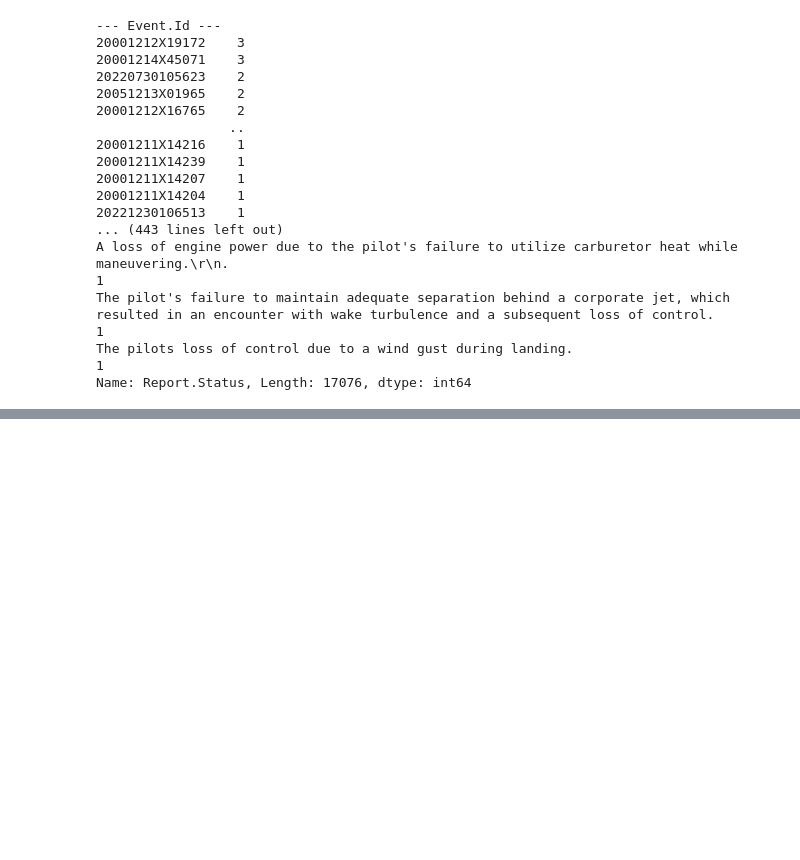
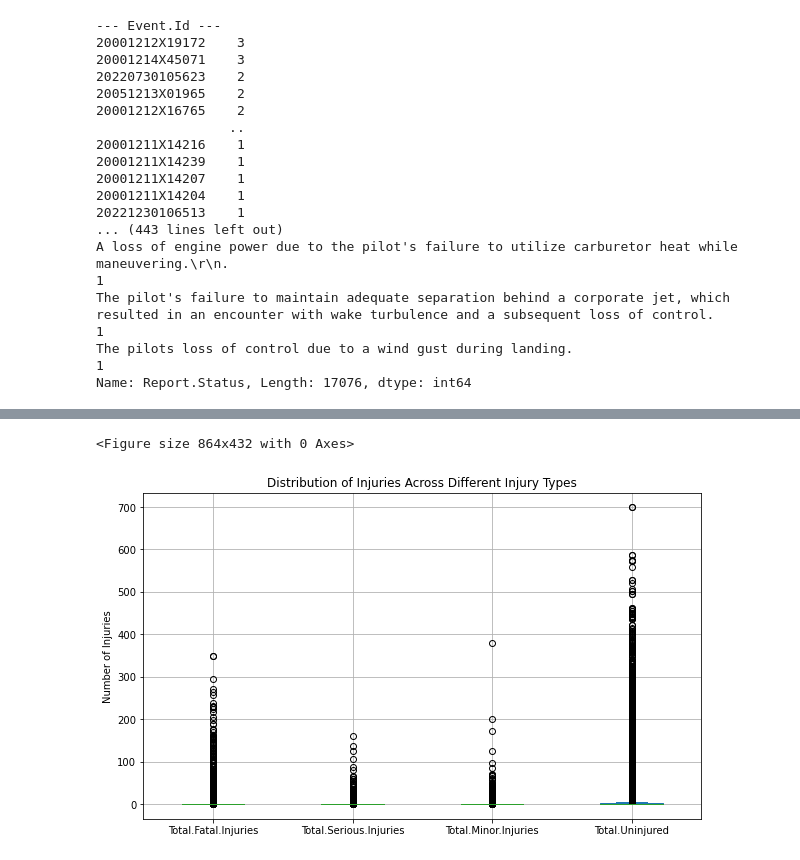
Before and after one commit to mojay6111/dsc-phase-1-project_1, a Jupyter notebook: student.ipynb, the cells around one changed output, grey strips where cells are left out. Saved outputs shown, nothing was run; the diff lists cells and outputs as text; code cells hidden in the pictures; blank space fills up the shorter version.

```diff
--- a/student.ipynb
+++ b/student.ipynb
@@ -667,0 +645,16 @@ TypeError: '<=' not supported between instances of 'float' and 'str'
+# %%
+# Select injury-related columns
+injury_columns = ['Total.Fatal.Injuries', 'Total.Serious.Injuries', 'Total.Minor.Injuries', 'Total.Uninjured']
+
+# Ensure the injury columns are numeric
+data[injury_columns] = data[injury_columns].apply(pd.to_numeric, errors='coerce')
+
+# Plot frequency of injury columns
+plt.figure(figsize=(12,6))
+data[injury_columns].plot(kind='box', figsize=(10,6), grid=True)
+plt.title('Distribution of Injuries Across Different Injury Types')
+plt.ylabel('Number of Injuries')
+plt.show()
+# %% [output]
+<Figure size 864x432 with 0 Axes>
+[figure, added]
```
Also changed, not shown: parts of 30 cells of this notebook.
